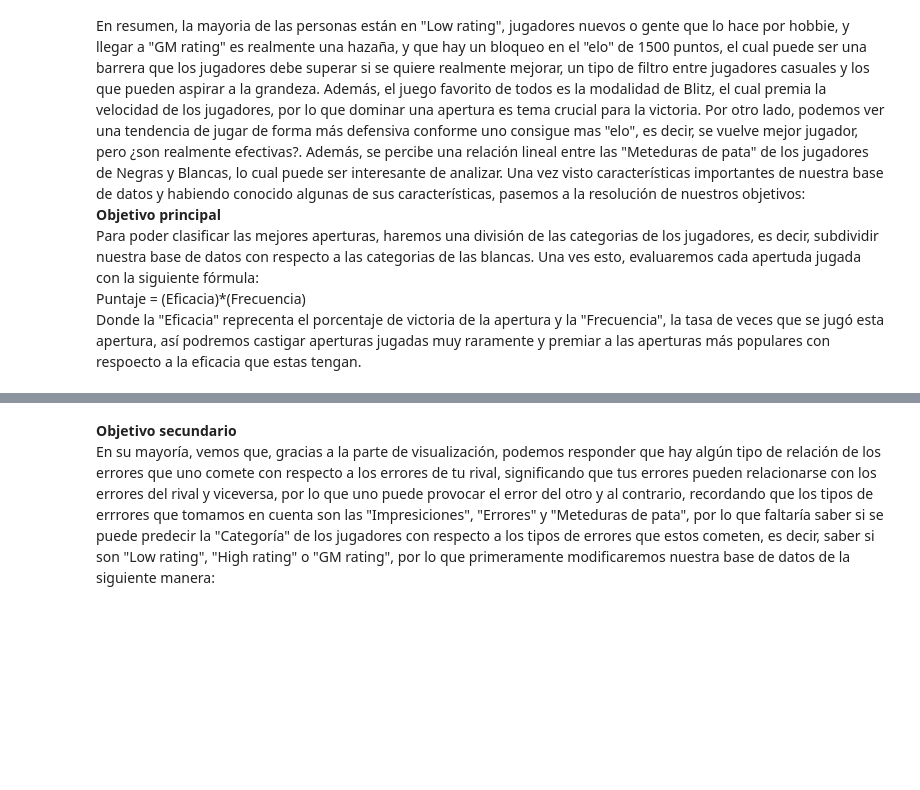
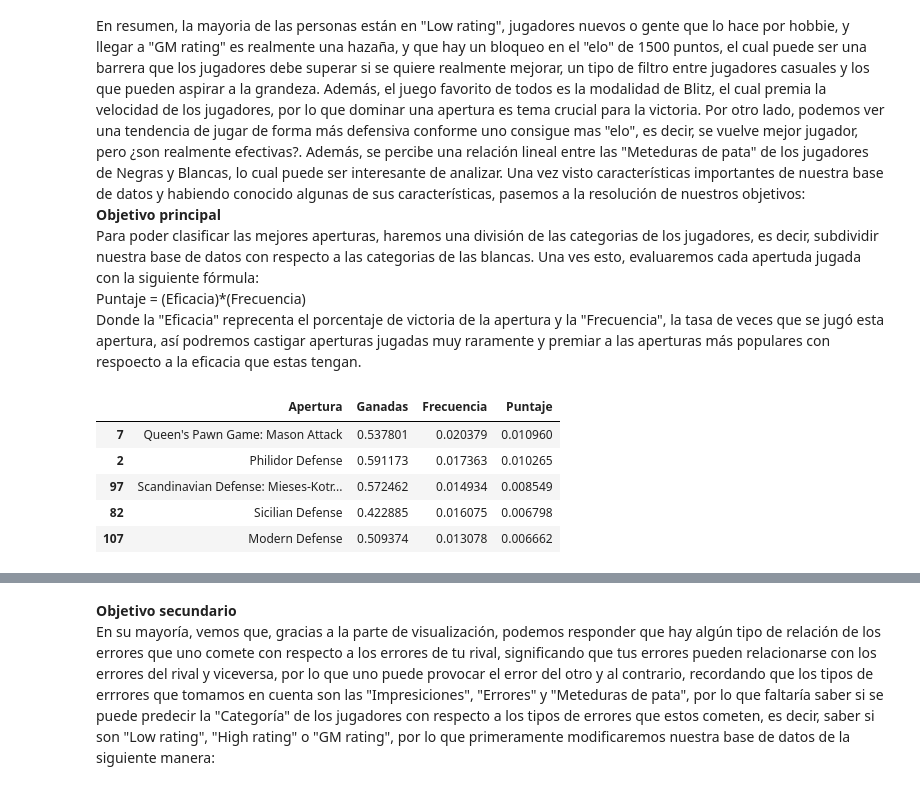
Before and after one commit to ReneSRuiz/Mineria_de_datos, a Jupyter notebook: NotebookFinal_Equipo11.ipynb, the cells around one changed output, grey strips where cells are left out. Saved outputs shown, nothing was run; the diff lists cells and outputs as text; code cells hidden in the pictures; blank space fills up the shorter version.

```diff
--- a/NotebookFinal_Equipo11.ipynb
+++ b/NotebookFinal_Equipo11.ipynb
@@ -383,3 +381,28 @@ En resumen, la mayoria de las personas están en "Low rating", jugadores nuevos
 Para poder clasificar las mejores aperturas, haremos una división de las categorias de los jugadores, es decir, subdividir nuestra base de datos con respecto a las categorias de las blancas. Una ves esto, evaluaremos cada apertuda jugada con la siguiente fórmula:
 Puntaje = (Eficacia)*(Frecuencia)
 Donde la "Eficacia" reprecenta el porcentaje de victoria de la apertura y la "Frecuencia", la tasa de veces que se jugó esta apertura, así podremos castigar aperturas jugadas muy raramente y premiar a las aperturas más populares con respoecto a la eficacia que estas tengan.
+# %%
+APERTURAS = df2['Apertura'].unique()
+Frecuencia = list()
+Ganadas = list()
+Puntaje = list()
+for i in APERTURAS:
+  a = (df2[df2['Apertura']==i]['WhiteElo'].count())/len(df2)
+  b = df2[df2['Apertura']==i][df2['Resultado']=='1-0']['WhiteElo'].count()/len(df2[df2['Apertura']==i])
+  c = a*b
+  Frecuencia.append(a)
+  Ganadas.append(b)
+  Puntaje.append(c)
+Principal = pd.DataFrame()
+Principal['Apertura'] = APERTURAS
+Principal['Ganadas'] = Ganadas
+Principal['Frecuencia'] = Frecuencia
+Principal['Puntaje'] = Puntaje
+Principal.sort_values('Puntaje', ascending=False).head(5)
+# %% [output]
+|  | Apertura | Ganadas | Frecuencia | Puntaje |
+| 7 | Queen's Pawn Game: Mason Attack | 0.537801 | 0.020379 | 0.010960 |
+| 2 | Philidor Defense | 0.591173 | 0.017363 | 0.010265 |
+| 97 | Scandinavian Defense: Mieses-Kotr... | 0.572462 | 0.014934 | 0.008549 |
+| 82 | Sicilian Defense | 0.422885 | 0.016075 | 0.006798 |
+| 107 | Modern Defense | 0.509374 | 0.013078 | 0.006662 |
```
Also changed, not shown: parts of 6 cells of this notebook.
